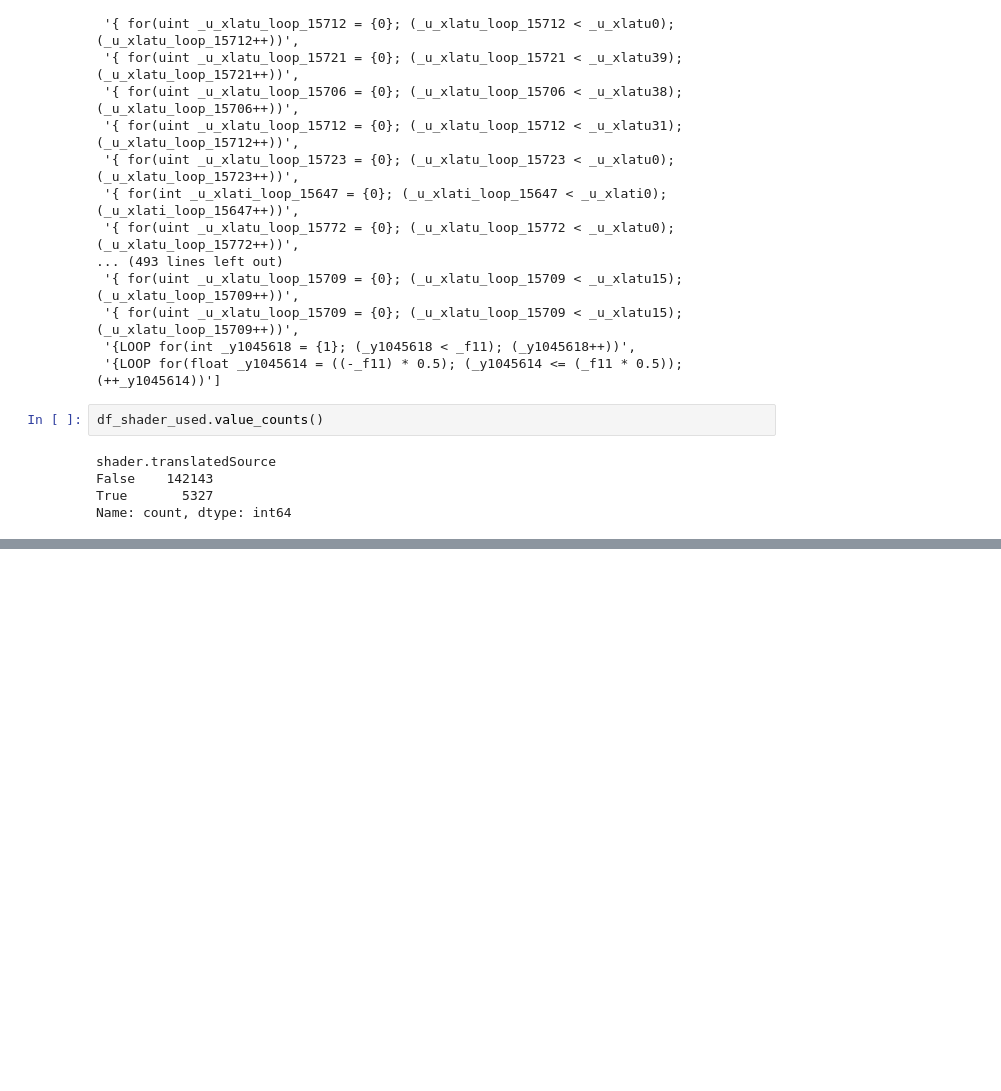
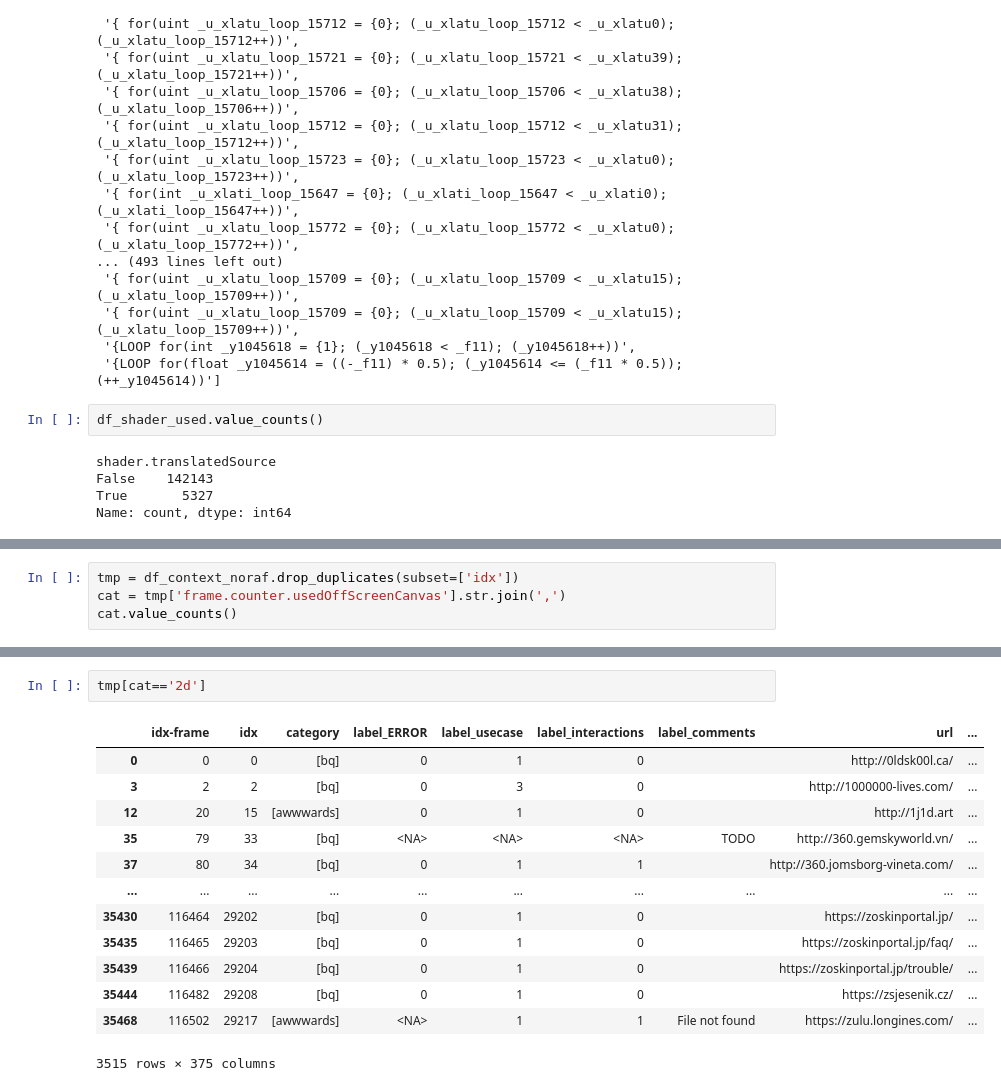
Before and after one commit to yudshj/WebGL-Empirical-Study-new, a Jupyter notebook: 3-4.AnalyzeRaf/raf_analyze.ipynb, the cells around one changed output, grey strips where cells are left out. Cells and saved outputs as stored; diff of their text form; blank space fills up the shorter version.

```diff
--- a/3-4.AnalyzeRaf/raf_analyze.ipynb
+++ b/3-4.AnalyzeRaf/raf_analyze.ipynb
@@ -961,0 +997,4 @@ ValueError: a must be greater than 0 unless no samples are taken
+# %%
+tmp = df_context_noraf.drop_duplicates(subset=['idx'])
+cat = tmp['frame.counter.usedOffScreenCanvas'].str.join(',')
+cat.value_counts()
@@ -961,0 +1010,16 @@ ValueError: a must be greater than 0 unless no samples are taken
+# %%
+tmp[cat=='2d']
+# %% [output]
+|  | idx-frame | idx | category | label_ERROR | label_usecase | label_interactions | label_comments | url | ... |
+| 0 | 0 | 0 | [bq] | 0 | 1 | 0 |  | http://0ldsk00l.ca/ | ... |
+| 3 | 2 | 2 | [bq] | 0 | 3 | 0 |  | http://1000000-lives.com/ | ... |
+| 12 | 20 | 15 | [awwwards] | 0 | 1 | 0 |  | http://1j1d.art | ... |
+| 35 | 79 | 33 | [bq] | <NA> | <NA> | <NA> | TODO | http://360.gemskyworld.vn/ | ... |
+| 37 | 80 | 34 | [bq] | 0 | 1 | 1 |  | http://360.jomsborg-vineta.com/ | ... |
+| ... | ... | ... | ... | ... | ... | ... | ... | ... | ... |
+| 35430 | 116464 | 29202 | [bq] | 0 | 1 | 0 |  | https://zoskinportal.jp/ | ... |
+| 35435 | 116465 | 29203 | [bq] | 0 | 1 | 0 |  | https://zoskinportal.jp/faq/ | ... |
+| 35439 | 116466 | 29204 | [bq] | 0 | 1 | 0 |  | https://zoskinportal.jp/trouble/ | ... |
+| 35444 | 116482 | 29208 | [bq] | 0 | 1 | 0 |  | https://zsjesenik.cz/ | ... |
+| 35468 | 116502 | 29217 | [awwwards] | <NA> | 1 | 1 | File not found | https://zulu.longines.com/ | ... |
+3515 rows × 375 columns
```
Also changed, not shown: parts of 32 cells of this notebook.
